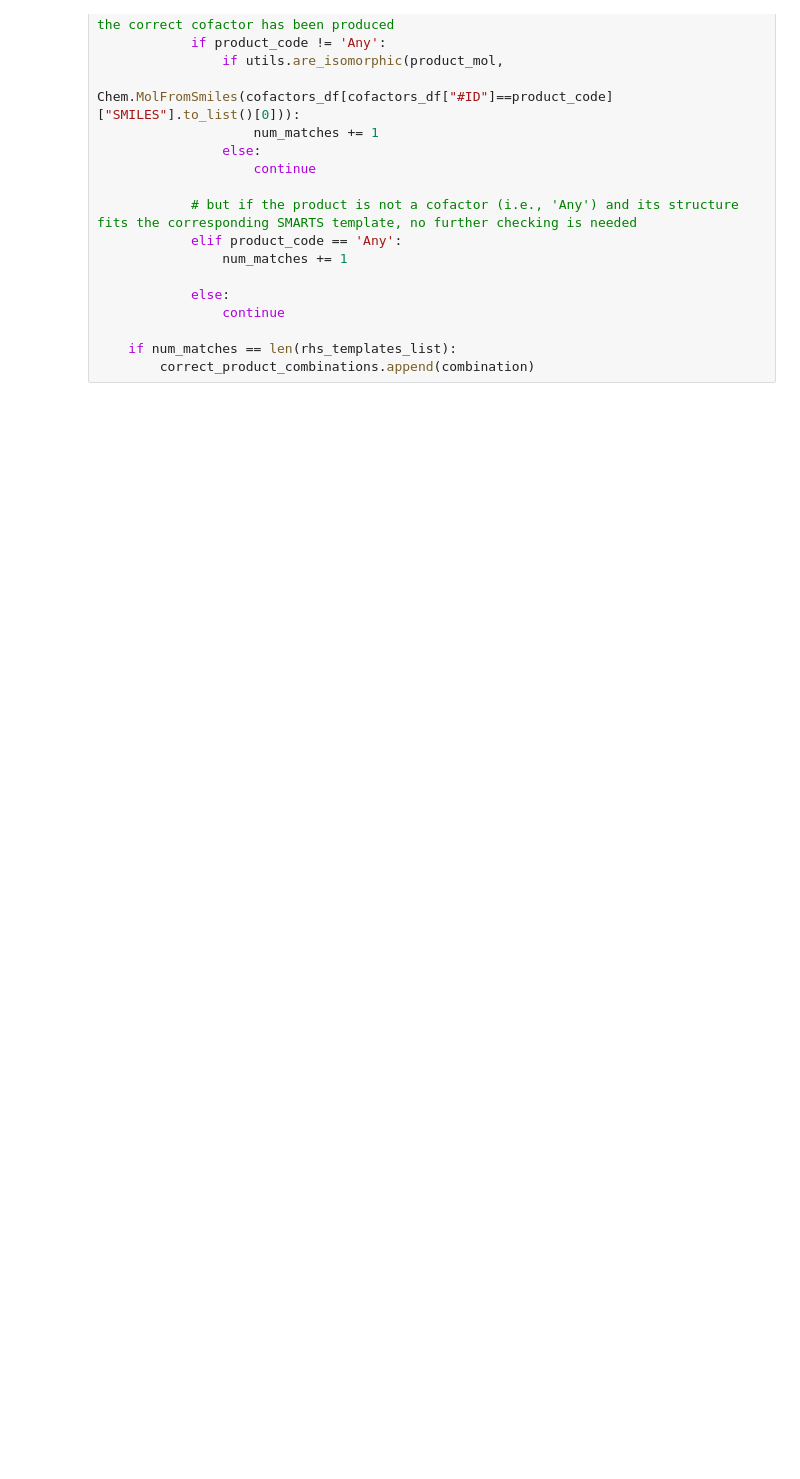
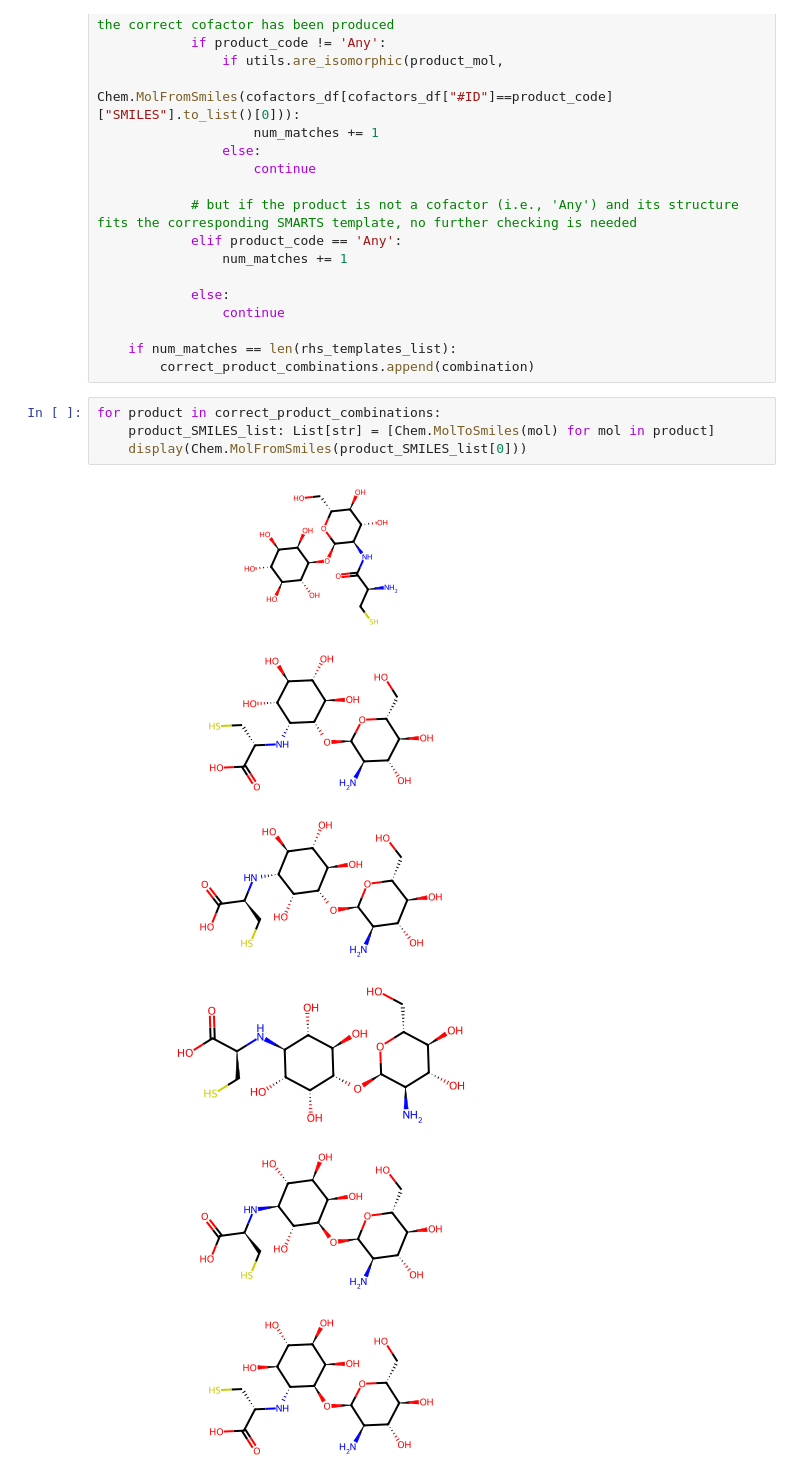
Before and after one commit to yashchainani21/RxnTools, a Jupyter notebook: notebooks/prototype_running_reaction.ipynb, the cells around one changed output. Saved outputs shown, nothing was run; the diff lists cells and outputs as text; blank space fills up the shorter version.

```diff
--- a/notebooks/prototype_running_reaction.ipynb
+++ b/notebooks/prototype_running_reaction.ipynb
@@ -98,3 +99,14 @@ for combination in all_products:
 
     if num_matches == len(rhs_templates_list):
         correct_product_combinations.append(combination)
+# %%
+for product in correct_product_combinations:
+    product_SMILES_list: List[str] = [Chem.MolToSmiles(mol) for mol in product]
+    display(Chem.MolFromSmiles(product_SMILES_list[0]))
+# %% [output]
+[figure, added]
+[figure, added]
+[figure, added]
+[figure, added]
+[figure, added]
+[figure, added]
```
Also changed, not shown: parts of 5 cells of this notebook.
